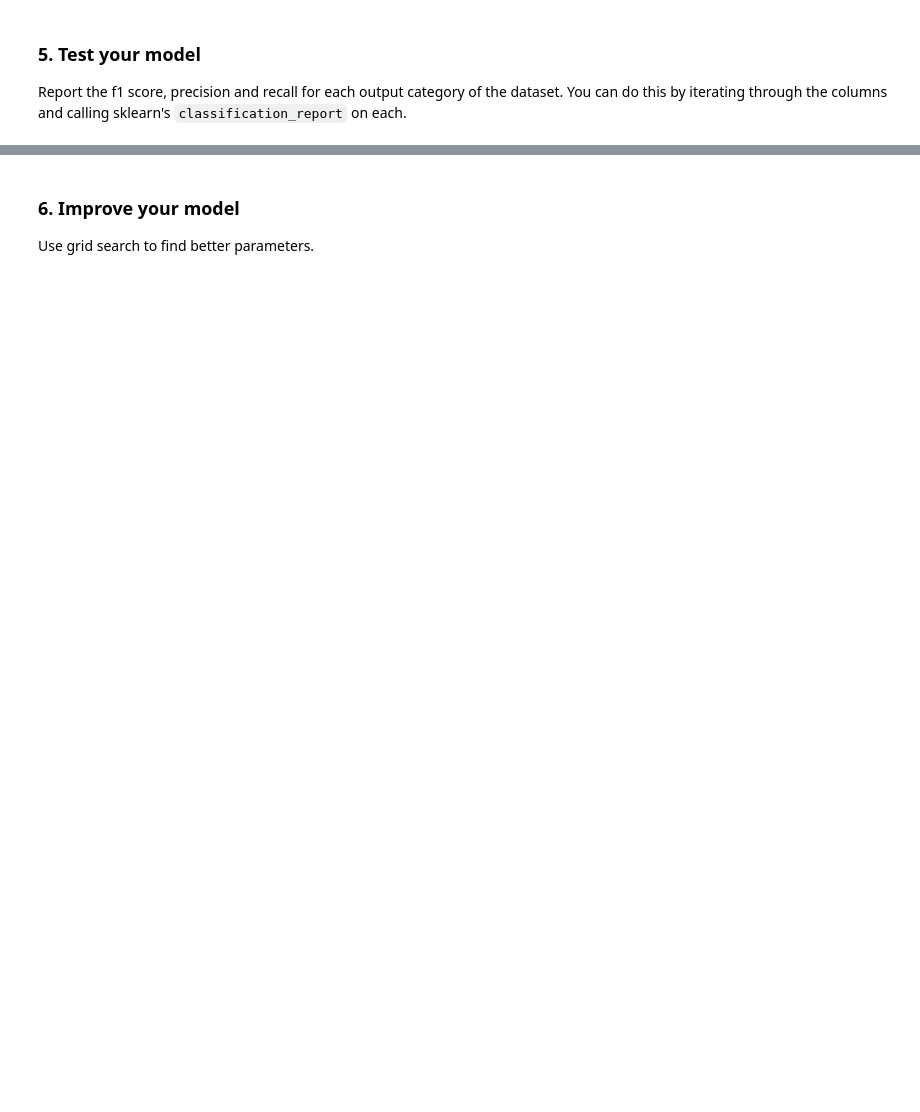
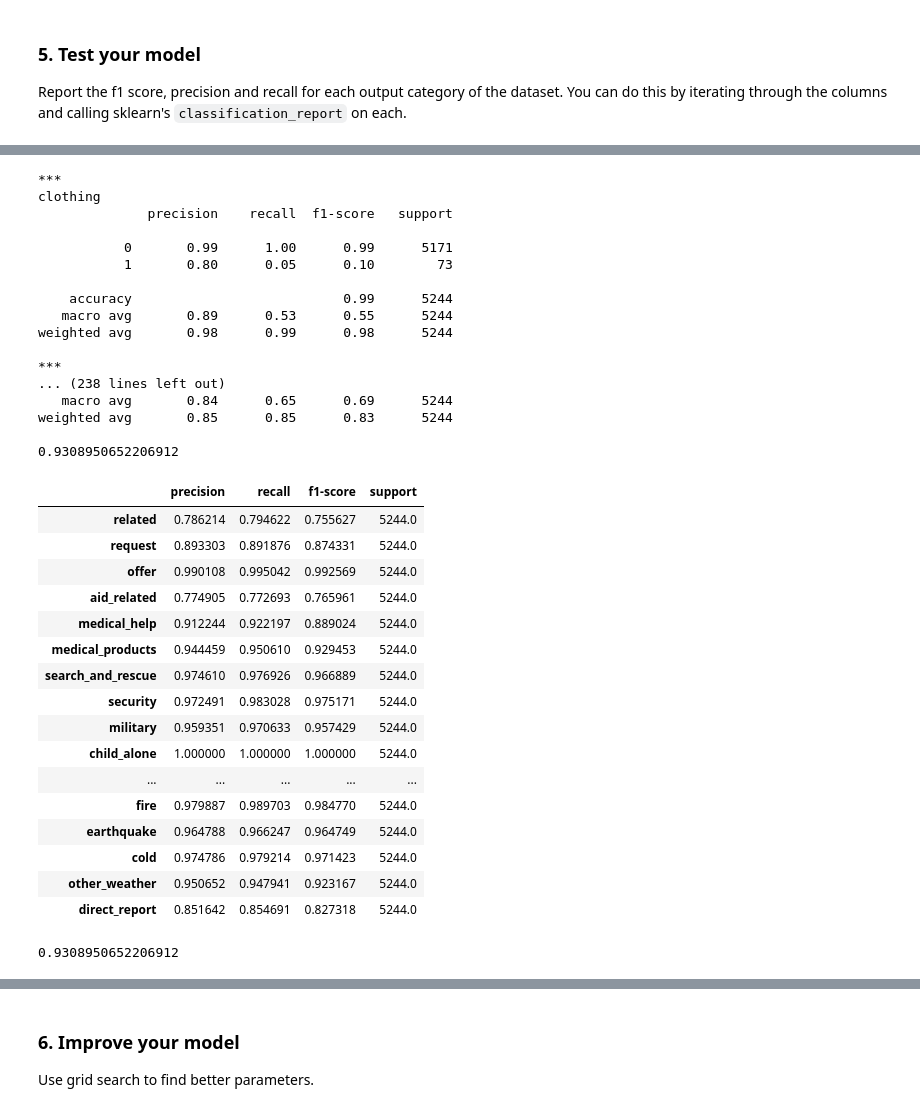
Before and after one commit to paonegri/DSND_Project2, a Jupyter notebook: models/ML_Pipeline_Preparation.ipynb, the cells around one changed output, grey strips where cells are left out. Cells and saved outputs as stored; diff of their text form; code cells hidden in the pictures; blank space fills up the shorter version.

Commit message:
feat: add performance function

```diff
--- a/models/ML_Pipeline_Preparation.ipynb
+++ b/models/ML_Pipeline_Preparation.ipynb
@@ -87,4 +86,16 @@ pipeline =
+# %%
+model = Pipeline([
+       ('vect', CountVectorizer(tokenizer=tokenize)),
+       ('tfidf', TfidfTransformer()),
+       ('clf', MultiOutputClassifier(RandomForestClassifier())),
+   ])
 # %% [markdown]
 ### 4. Train pipeline
 - Split data into train and test sets
 - Train pipeline
+# %%
+X_train, X_test, y_train, y_test = train_test_split(X, Y, test_size=0.2, random_state = 42)
+
+#model = []
+#model = model_pipeline()
+model.fit(X_train, y_train)
@@ -91,3 +120,32 @@ pipeline =
 # %% [markdown]
 ### 5. Test your model
 Report the f1 score, precision and recall for each output category of the dataset. You can do this by iterating through the columns and calling sklearn's `classification_report` on each.
+# %%
+#create a function to easily assess a model's performance.
+results_dict = {}
+
+def perf_report(model, X_test, y_test):
+    '''
+    Function to generate classification report on the model
+    Input: Model, test set ie X_test & y_test
+    Output: Prints the Classification report
+    '''
+    y_pred = model.predict(X_test)
+    for i, col in enumerate(y_test):
+        print('***')
+        print(col)
+        print(classification_report(y_test[col], y_pred[:, i]))
+        results_dict[col] = classification_report(y_test[col], y_pred[:, i], output_dict=True)
+    # Convert to df
+    weighted_avg = {}
+    for key in results_dict.keys():
+        weighted_avg[key] = results_dict[key]['weighted avg']
+
+    df_w_avg = pd.DataFrame(weighted_avg).transpose()
+
+    print(df_w_avg['f1-score'].mean())
+
+    return df_w_avg
+# %%
+perf_report(model, X_test, y_test)
+# %% [output]
@@ -93,0 +169,38 @@ Report the f1 score, precision and recall for each output category of the datase
+***
+clothing
+              precision    recall  f1-score   support
+
+           0       0.99      1.00      0.99      5171
+           1       0.80      0.05      0.10        73
+
+    accuracy                           0.99      5244
+   macro avg       0.89      0.53      0.55      5244
+weighted avg       0.98      0.99      0.98      5244
+
+***
+... (238 lines left out)
+   macro avg       0.84      0.65      0.69      5244
+weighted avg       0.85      0.85      0.83      5244
+
+0.9308950652206912
+|  | precision | recall | f1-score | support |
+| related | 0.786214 | 0.794622 | 0.755627 | 5244.0 |
+| request | 0.893303 | 0.891876 | 0.874331 | 5244.0 |
+| offer | 0.990108 | 0.995042 | 0.992569 | 5244.0 |
+| aid_related | 0.774905 | 0.772693 | 0.765961 | 5244.0 |
+| medical_help | 0.912244 | 0.922197 | 0.889024 | 5244.0 |
+| medical_products | 0.944459 | 0.950610 | 0.929453 | 5244.0 |
+| search_and_rescue | 0.974610 | 0.976926 | 0.966889 | 5244.0 |
+| security | 0.972491 | 0.983028 | 0.975171 | 5244.0 |
+| military | 0.959351 | 0.970633 | 0.957429 | 5244.0 |
+| child_alone | 1.000000 | 1.000000 | 1.000000 | 5244.0 |
+| ... | ... | ... | ... | ... |
+| fire | 0.979887 | 0.989703 | 0.984770 | 5244.0 |
+| earthquake | 0.964788 | 0.966247 | 0.964749 | 5244.0 |
+| cold | 0.974786 | 0.979214 | 0.971423 | 5244.0 |
+| other_weather | 0.950652 | 0.947941 | 0.923167 | 5244.0 |
+| direct_report | 0.851642 | 0.854691 | 0.827318 | 5244.0 |
+# %%
+df_w_avg['f1-score'].mean()
+# %% [output]
+0.9308950652206912
```
Also changed, not shown: parts of 25 cells of this notebook.
